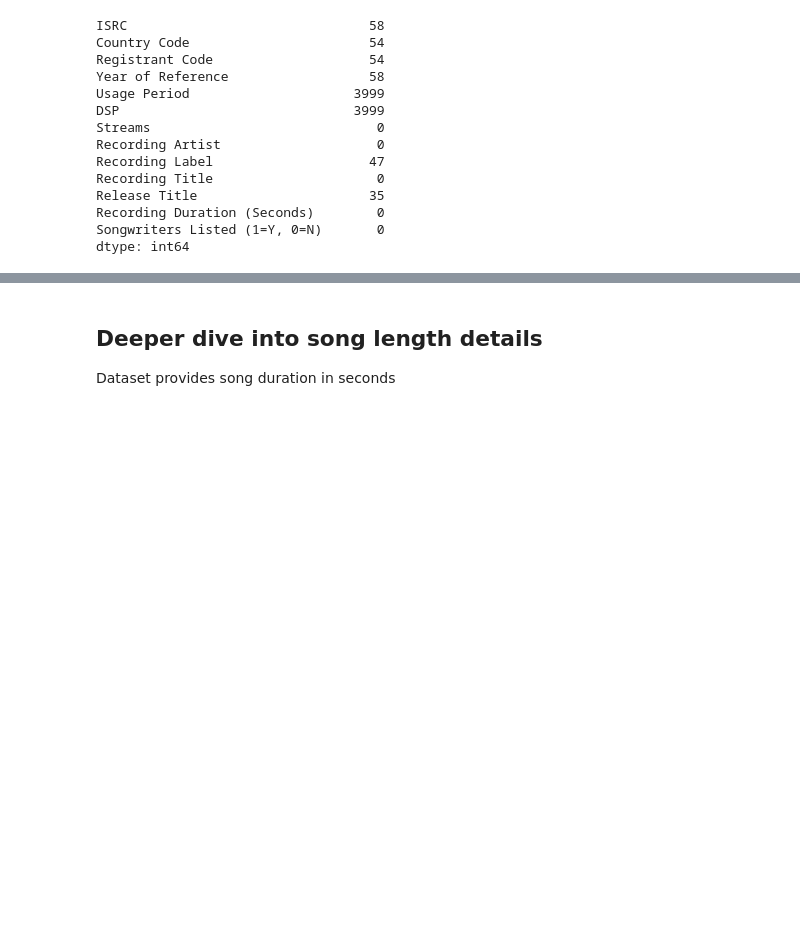
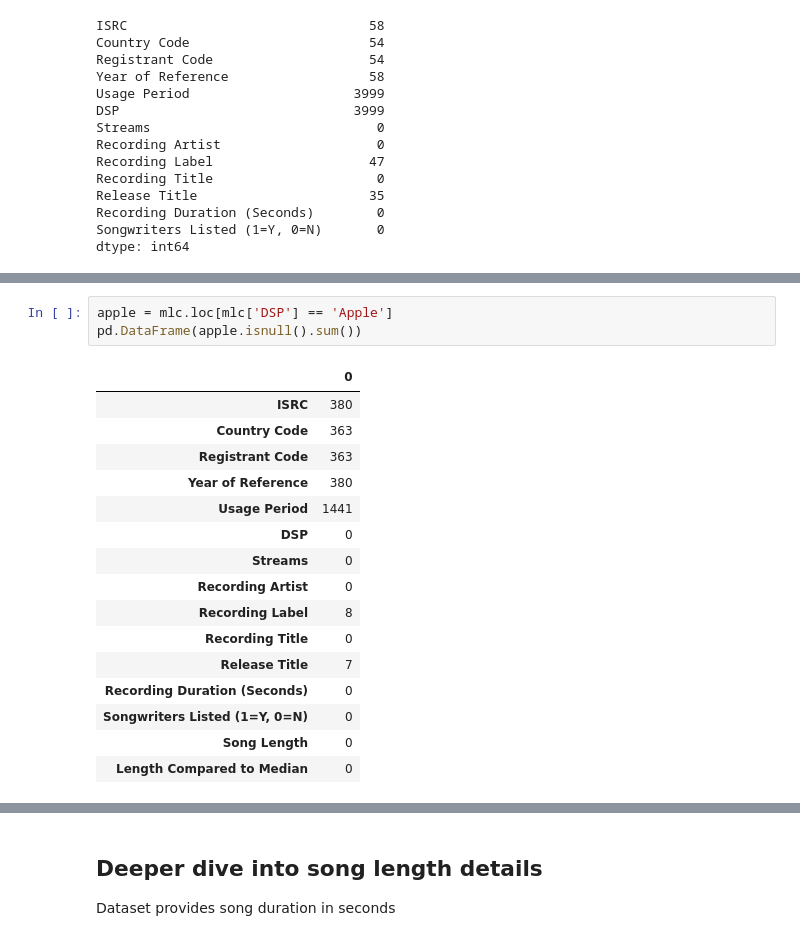
Before and after one commit to LJRollerII/mlc-project-napster, a Jupyter notebook: notebook/mlc_dsp.ipynb, the cells around one changed output, grey strips where cells are left out. Drawn from its saved outputs; the diff is of its cells as text; blank space fills up the shorter version.

```diff
--- a/notebook/mlc_dsp.ipynb
+++ b/notebook/mlc_dsp.ipynb
@@ -362,0 +403,20 @@ dtype: int64
+# %%
+apple = mlc.loc[mlc['DSP'] == 'Apple']
+pd.DataFrame(apple.isnull().sum())
+# %% [output]
+|  | 0 |
+| ISRC | 380 |
+| Country Code | 363 |
+| Registrant Code | 363 |
+| Year of Reference | 380 |
+| Usage Period | 1441 |
+| DSP | 0 |
+| Streams | 0 |
+| Recording Artist | 0 |
+| Recording Label | 8 |
+| Recording Title | 0 |
+| Release Title | 7 |
+| Recording Duration (Seconds) | 0 |
+| Songwriters Listed (1=Y, 0=N) | 0 |
+| Song Length | 0 |
+| Length Compared to Median | 0 |
```
Also changed, not shown: parts of 7 cells of this notebook.
